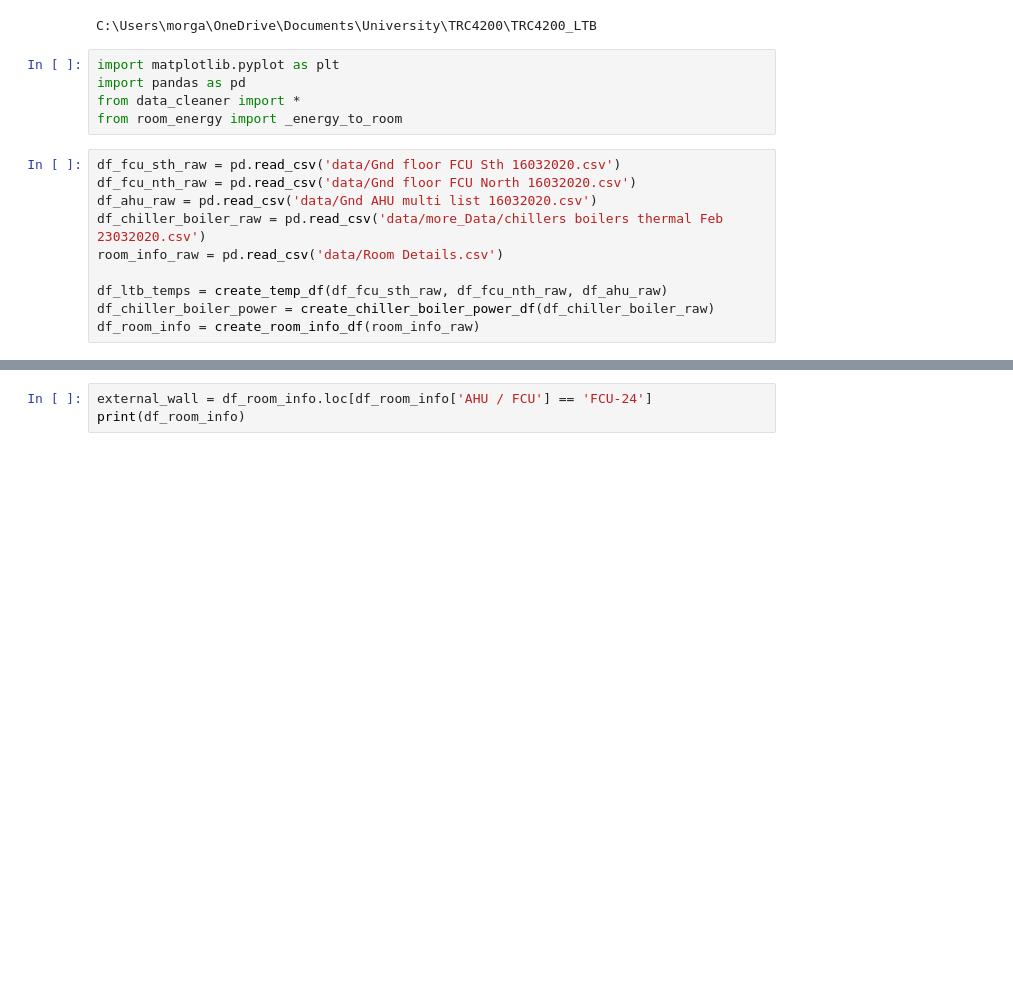
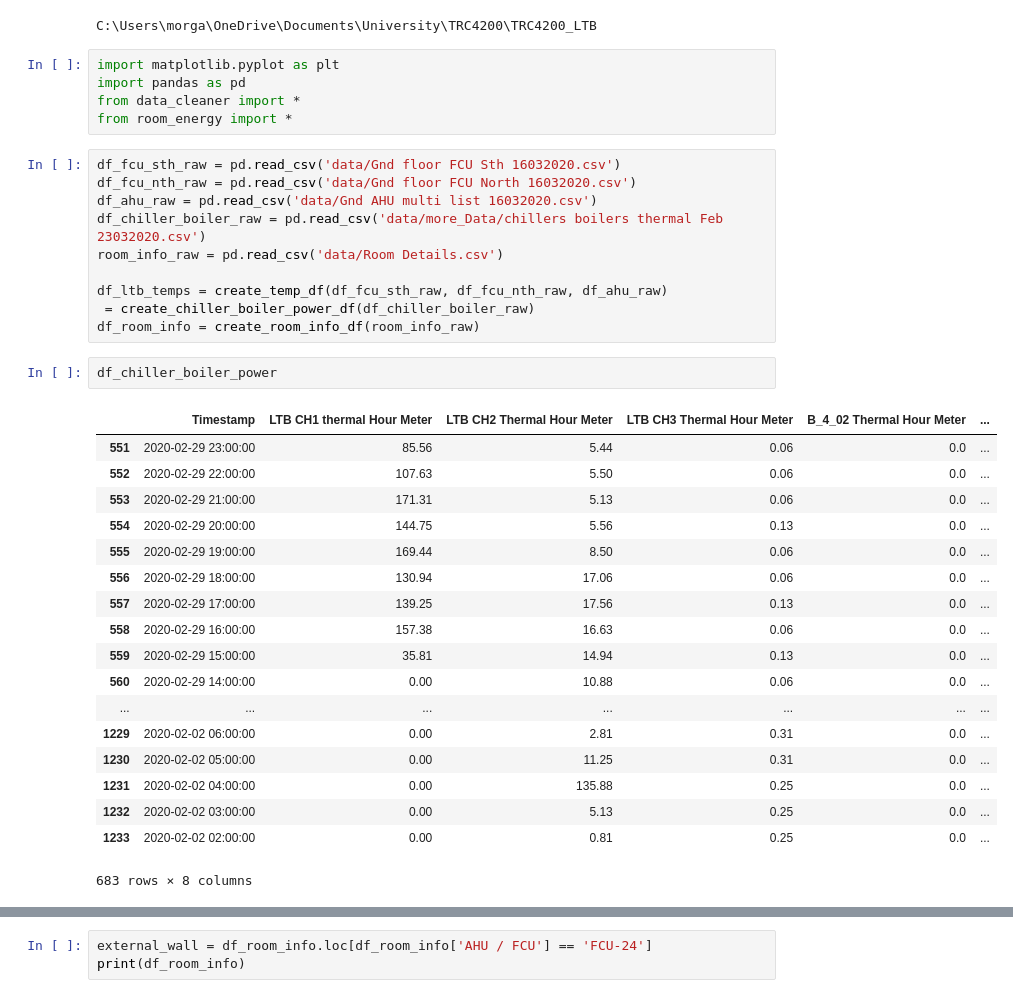
Before and after one commit to Pencilvesterr/TRC4200_LTB, a Jupyter notebook: testing_notebooks/external_energy.ipynb, the cells around one changed output, grey strips where cells are left out. Drawn from its saved outputs; the diff is of its cells as text; blank space fills up the shorter version.

```diff
--- a/testing_notebooks/external_energy.ipynb
+++ b/testing_notebooks/external_energy.ipynb
@@ -6,7 +6,7 @@ C:\Users\morga\OneDrive\Documents\University\TRC4200\TRC4200_LTB
 import matplotlib.pyplot as plt
 import pandas as pd
 from data_cleaner import *
-from room_energy import _energy_to_room
+from room_energy import *
 # %%
 df_fcu_sth_raw = pd.read_csv('data/Gnd floor FCU Sth 16032020.csv')
 df_fcu_nth_raw = pd.read_csv('data/Gnd floor FCU North 16032020.csv')
@@ -15,7 +15,28 @@ df_chiller_boiler_raw = pd.read_csv('data/more_Data/chillers boilers thermal Feb
 room_info_raw = pd.read_csv('data/Room Details.csv')
 
 df_ltb_temps = create_temp_df(df_fcu_sth_raw, df_fcu_nth_raw, df_ahu_raw)
-df_chiller_boiler_power = create_chiller_boiler_power_df(df_chiller_boiler_raw)
+ = create_chiller_boiler_power_df(df_chiller_boiler_raw)
 df_room_info = create_room_info_df(room_info_raw)
+# %%
+df_chiller_boiler_power
+# %% [output]
+|  | Timestamp | LTB CH1 thermal Hour Meter | LTB CH2 Thermal Hour Meter | LTB CH3 Thermal Hour Meter | B_4_02 Thermal Hour Meter | ... |
+| 551 | 2020-02-29 23:00:00 | 85.56 | 5.44 | 0.06 | 0.0 | ... |
+| 552 | 2020-02-29 22:00:00 | 107.63 | 5.50 | 0.06 | 0.0 | ... |
+| 553 | 2020-02-29 21:00:00 | 171.31 | 5.13 | 0.06 | 0.0 | ... |
+| 554 | 2020-02-29 20:00:00 | 144.75 | 5.56 | 0.13 | 0.0 | ... |
+| 555 | 2020-02-29 19:00:00 | 169.44 | 8.50 | 0.06 | 0.0 | ... |
+| 556 | 2020-02-29 18:00:00 | 130.94 | 17.06 | 0.06 | 0.0 | ... |
+| 557 | 2020-02-29 17:00:00 | 139.25 | 17.56 | 0.13 | 0.0 | ... |
+| 558 | 2020-02-29 16:00:00 | 157.38 | 16.63 | 0.06 | 0.0 | ... |
+| 559 | 2020-02-29 15:00:00 | 35.81 | 14.94 | 0.13 | 0.0 | ... |
+| 560 | 2020-02-29 14:00:00 | 0.00 | 10.88 | 0.06 | 0.0 | ... |
+| ... | ... | ... | ... | ... | ... | ... |
+| 1229 | 2020-02-02 06:00:00 | 0.00 | 2.81 | 0.31 | 0.0 | ... |
+| 1230 | 2020-02-02 05:00:00 | 0.00 | 11.25 | 0.31 | 0.0 | ... |
+| 1231 | 2020-02-02 04:00:00 | 0.00 | 135.88 | 0.25 | 0.0 | ... |
+| 1232 | 2020-02-02 03:00:00 | 0.00 | 5.13 | 0.25 | 0.0 | ... |
+| 1233 | 2020-02-02 02:00:00 | 0.00 | 0.81 | 0.25 | 0.0 | ... |
+683 rows × 8 columns
 # %%
 df_energy_received = energy_to_building(df_ltb_temps, df_room_info)
```
Also changed, not shown: parts of 2 cells of this notebook, 2 other files.
